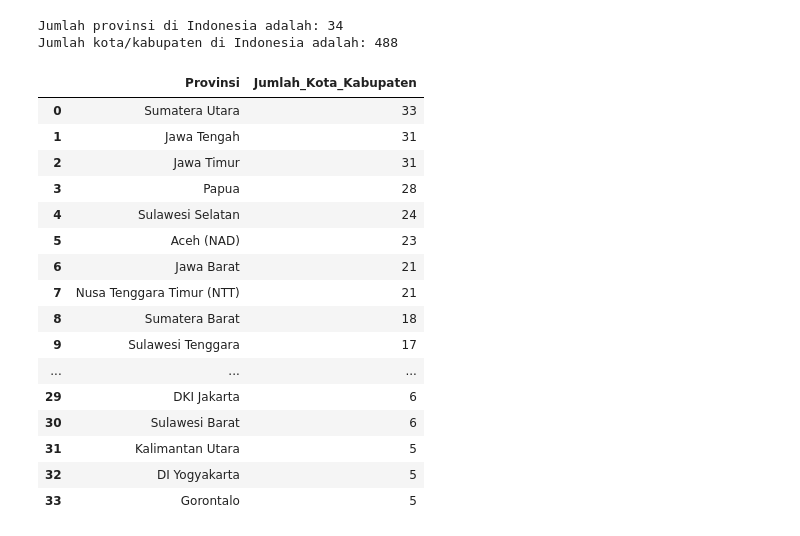
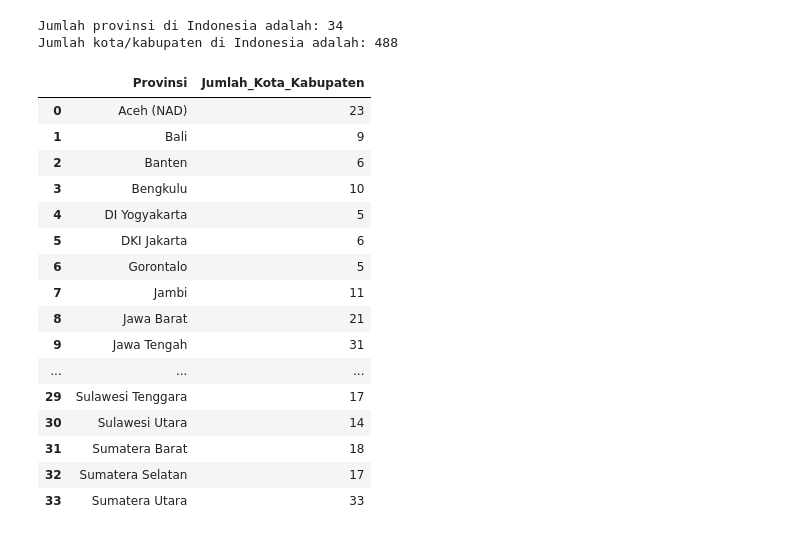
Before and after one commit to rivaldilambey22/Scrape_Province_City_Indonesia, a Jupyter notebook: Scrape_Indonesia_Postal_Code.ipynb, the cells around one changed output. Cells and saved outputs as stored; diff of their text form; code cells hidden in the pictures.

```diff
--- a/Scrape_Indonesia_Postal_Code.ipynb
+++ b/Scrape_Indonesia_Postal_Code.ipynb
@@ -160,23 +160,26 @@ print(f"Jumlah kota/kabupaten di Indonesia adalah: {jumlah_kota_kabupaten}")
 # %% [output]
 Jumlah provinsi di Indonesia adalah: 34
 Jumlah kota/kabupaten di Indonesia adalah: 488
-# %%
-display(jumlah_per_provinsi)
-# %% [output]
-|  | Provinsi | Jumlah_Kota_Kabupaten |
-| 0 | Sumatera Utara | 33 |
-| 1 | Jawa Tengah | 31 |
-| 2 | Jawa Timur | 31 |
-| 3 | Papua | 28 |
-| 4 | Sulawesi Selatan | 24 |
-| 5 | Aceh (NAD) | 23 |
-| 6 | Jawa Barat | 21 |
-| 7 | Nusa Tenggara Timur (NTT) | 21 |
-| 8 | Sumatera Barat | 18 |
-| 9 | Sulawesi Tenggara | 17 |
-| ... | ... | ... |
-| 29 | DKI Jakarta | 6 |
-| 30 | Sulawesi Barat | 6 |
-| 31 | Kalimantan Utara | 5 |
-| 32 | DI Yogyakarta | 5 |
-| 33 | Gorontalo | 5 |
+# %%
+# Hitung jumlah kota/kabupaten per provinsi
+jumlah_per_provinsi = df_final.groupby('Provinsi').size().reset_index(name='Jumlah_Kota_Kabupaten')
+
+display(jumlah_per_provinsi)
+# %% [output]
+|  | Provinsi | Jumlah_Kota_Kabupaten |
+| 0 | Aceh (NAD) | 23 |
+| 1 | Bali | 9 |
+| 2 | Banten | 6 |
+| 3 | Bengkulu | 10 |
+| 4 | DI Yogyakarta | 5 |
+| 5 | DKI Jakarta | 6 |
+| 6 | Gorontalo | 5 |
+| 7 | Jambi | 11 |
+| 8 | Jawa Barat | 21 |
+| 9 | Jawa Tengah | 31 |
+| ... | ... | ... |
+| 29 | Sulawesi Tenggara | 17 |
+| 30 | Sulawesi Utara | 14 |
+| 31 | Sumatera Barat | 18 |
+| 32 | Sumatera Selatan | 17 |
+| 33 | Sumatera Utara | 33 |
```
